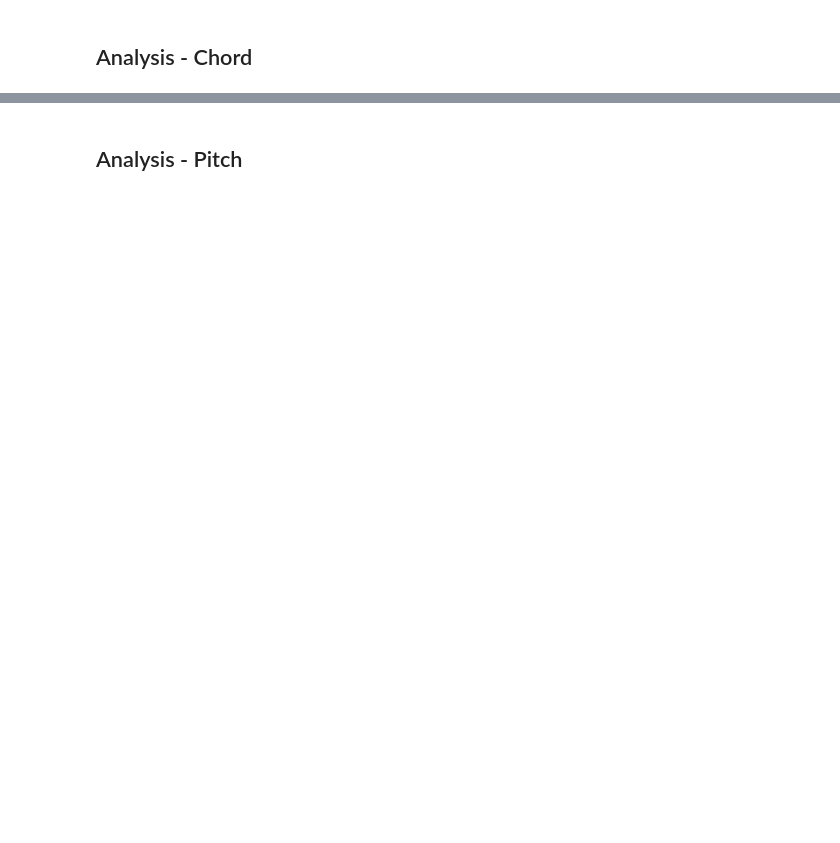
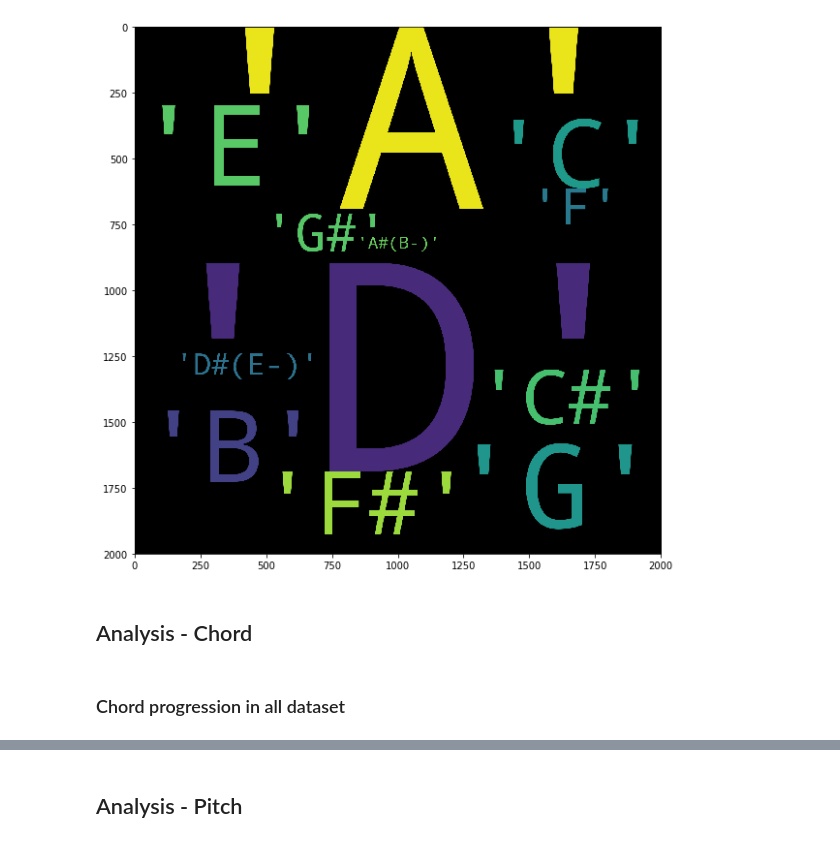
Before and after one commit to sharon1018/Music_information_retrieval, a Jupyter notebook: Pitch_spelling-sleeping.ipynb, the cells around one changed output, grey strips where cells are left out. Cells and saved outputs as stored; diff of their text form; code cells hidden in the pictures; blank space fills up the shorter version.

Commit message:
add analysis for chord

```diff
--- a/Pitch_spelling-sleeping.ipynb
+++ b/Pitch_spelling-sleeping.ipynb
@@ -119,0 +73,33 @@ a
+# %%
+## Analysis chord and pitch4
+def n_gram(key_list, ngram):
+    ngram_key = []
+    flattened = [val for sublist in key_list for val in sublist]
+    for i in range(int(len(flattened)-3)):
+        ngram_key.append(flattened[i : ngram +i])
+    count_ngram = dict([])
+    for i in ngram_key:
+        i=str(i)
+        i = i.replace("[", "")
+        i = i.replace("]", "")
+        if i in count_ngram:
+            count_ngram[i] += 1
+        else:
+            count_ngram[i] = 1
+    return count_ngram
+
+def n_gram2(key_list, ngram):
+    ngram_key = []
+#     flattened = [val for sublist in key_list for val in sublist]
+    for i in range(int(len(key_list)-3)):
+        ngram_key.append(key_list[i : ngram+i])
+    count_ngram = dict([])
+    for i in ngram_key:
+        i=str(i)
+        i = i.replace("[", "")
+        i = i.replace("]", "")
+        if i in count_ngram:
+            count_ngram[i] += 1
+        else:
+            count_ngram[i] = 1
+    return count_ngram
@@ -185,2 +175,7 @@ len(sleeping_key)
+# %%
+a = n_gram(sleeping_key,1)
+plot_wordcloud(a,30)
+# %% [output]
+[figure, added]
 # %% [markdown]
 ## Analysis - Chord
@@ -186,0 +208,2 @@ len(sleeping_key)
+# %% [markdown]
+### Chord progression in all dataset
```
Also changed, not shown: parts of 29 cells of this notebook.
